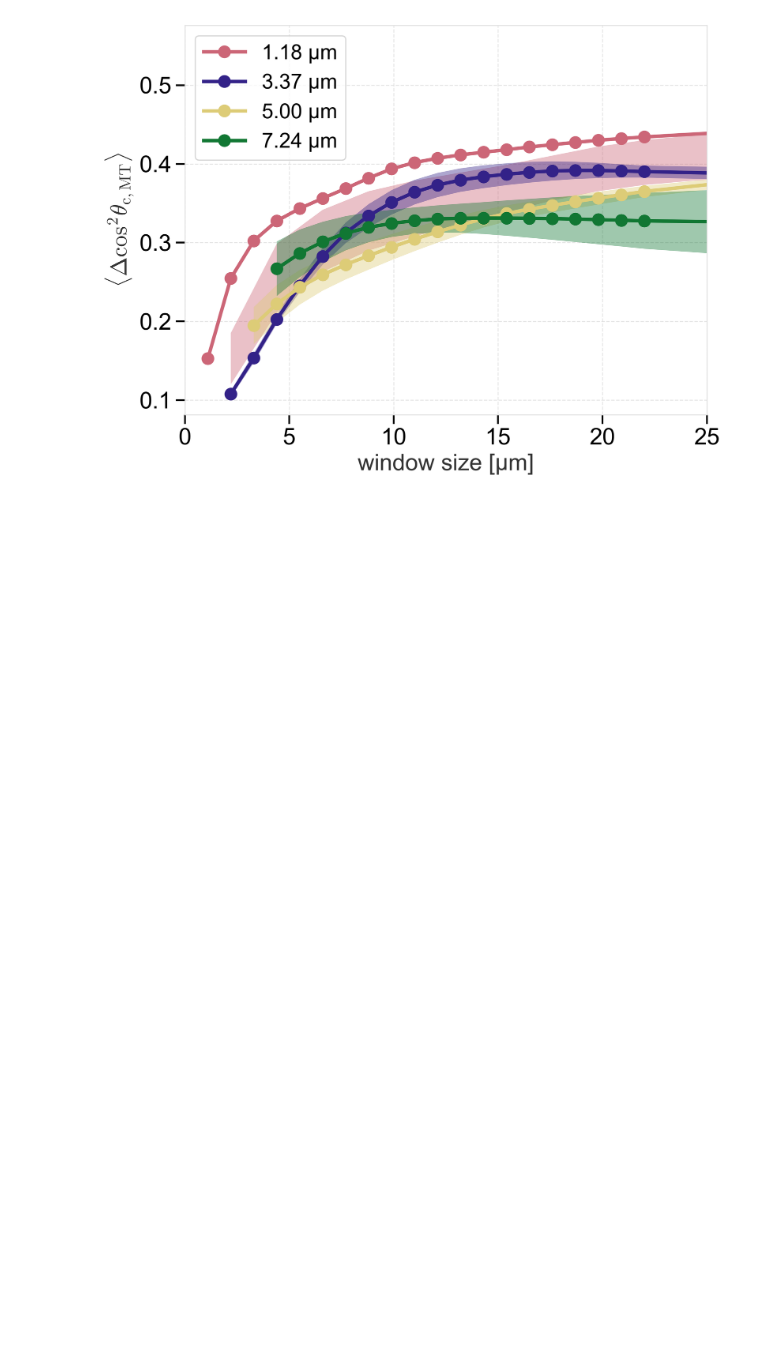
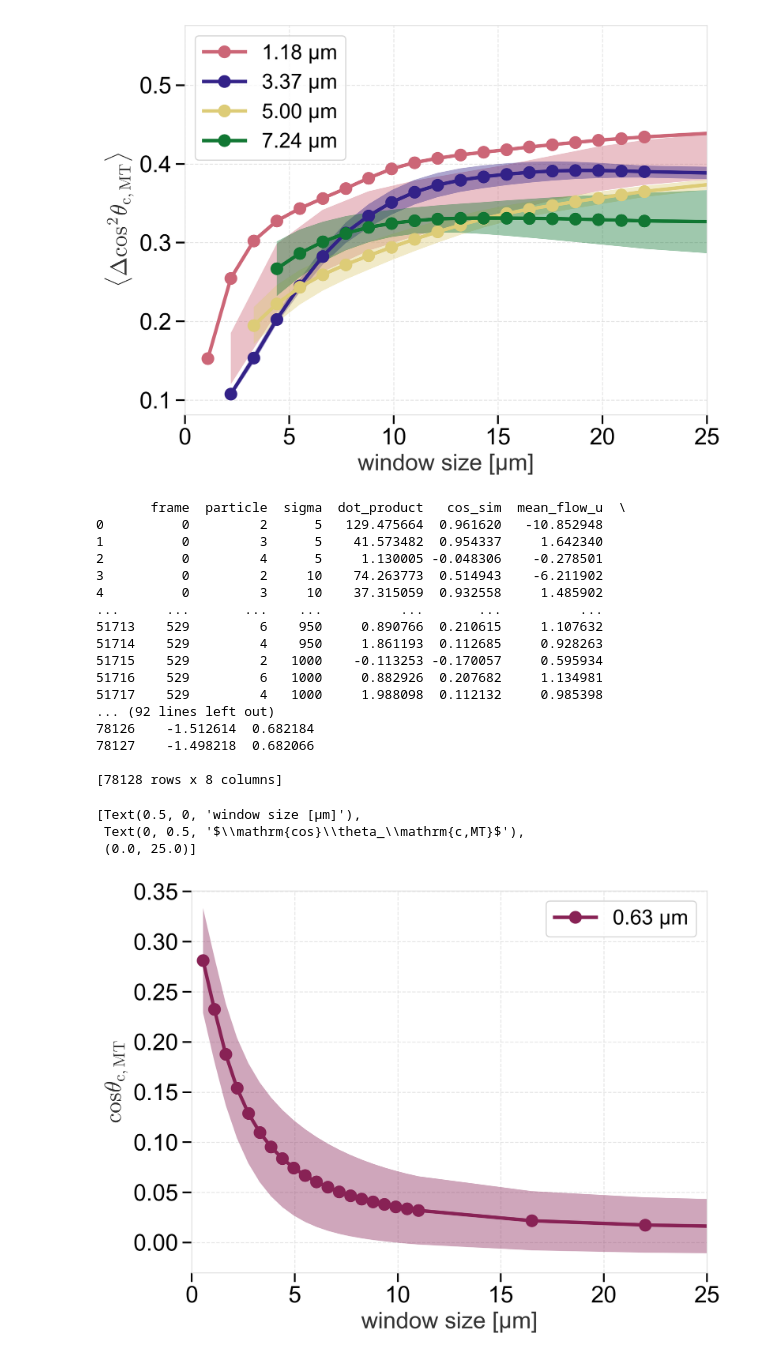
Before and after one commit to wppppupr/MTCargo_analysis, a Jupyter notebook: notebooks/correlation_beads_of.ipynb, the cells around one changed output. Saved outputs shown, nothing was run; the diff lists cells and outputs as text; code cells hidden in the pictures; blank space fills up the shorter version.

```diff
--- a/notebooks/correlation_beads_of.ipynb
+++ b/notebooks/correlation_beads_of.ipynb
@@ -14,15 +14,16 @@ from libs import cal_vel as cv
 
 plt.style.use('../libs/my_style.mplstyle')
 
-root = Path('/mnt/NAS-Ebanaru/Sasaki/MTsingleBeads')
+root = Path('/Volumes/data/Sasaki/MTsingleBeads')
+#Path('/mnt/NAS-Ebanaru/Sasaki/MTsingleBeads')
 
-def window_vs(dir_path, col):
+def window_vs(dir_path, file_name, col, x_axis = 'radius'):
     df_all = []
     i = 0
 
     for folder in glob.glob(str(dir_path / "*" / "*")):
         if os.path.isdir(folder):
-            csv_path = Path(folder) / "beads_flow_interaction.csv"
+            csv_path = Path(folder) / file_name
 
             # CSVファイルが存在しないフォルダはスキップ
             if not csv_path.exists():
@@ -32,25 +33,25 @@ def window_vs(dir_path, col):
 
             # データを格納するためのリストを持つ辞書を作成
             if col=='cos_var':
-                df_empty = {'exp': [], 'radius': [], f'{col}': []}
+                df_empty = {'exp': [], x_axis: [], f'{col}': []}
 
-                for r, d in df.groupby('radius'):
+                for r, d in df.groupby(x_axis):
                     product = (d['cos_std']**2).mean()
 
                     # 値を上書き（=）するのではなく、リストに末尾追加（append）します
                     df_empty[f'{col}'].append(product)
-                    df_empty['radius'].append(r)
+                    df_empty[x_axis].append(r)
                     df_empty['exp'].append(i)
 
             else:
-                df_empty = {'exp': [], 'radius': [], f'{col}': []}
+                df_empty = {'exp': [], x_axis: [], f'{col}': []}
 
-                for r, d in df.groupby('radius'):
+                for r, d in df.groupby(x_axis):
                     product = d[col].mean()
 
                     # 値を上書き（=）するのではなく、リストに末尾追加（append）します
                     df_empty[f'{col}'].append(product)
-                    df_empty['radius'].append(r)
+                    df_empty[x_axis].append(r)
                     df_empty['exp'].append(i)
 
             i += 1
@@ -63,10 +64,10 @@ def window_vs(dir_path, col):
 
     df = pd.concat(df_all, ignore_index=True)
 
-    radius=df['radius'].unique()
+    radius=df[x_axis].unique()
 
-    mean = df.groupby('radius').mean()[f'{col}']
-    std = df.groupby('radius').std()[f'{col}']#/np.sqrt(max(df['exp'])+1)
+    mean = df.groupby(x_axis).mean()[f'{col}']
+    std = df.groupby(x_axis).std()[f'{col}']#/np.sqrt(max(df['exp'])+1)
 
     return df, radius, mean, std
 # %%
@@ -164,3 +182,42 @@ ax.set(xlabel='window size [\u03bcm]',
  Text(0, 0.5, '$\\langle\\Delta\\mathrm{cos}^2\\theta_\\mathrm{c,MT}\\rangle$'),
  (0.0, 25.0)]
 [figure]
+# %%
+col = 'cos_sim'
+filename = "beads_flow_interaction_gaussian.csv"
+x_axis = 'sigma'
+
+df_06, radius06, dot06, dot06std = window_vs(root / "beads06um", filename, col, x_axis)
+
+fig, ax = plt.subplots()
+
+ax.plot(radius06*0.11, dot06, marker = 'o', label='0.63 \u03bcm')
+ax.fill_between(radius06*0.11, dot06+dot06std, dot06-dot06std, alpha = 0.4)
+
+ax.legend()
+
+ax.set(xlabel='window size [\u03bcm]',
+    ylabel= '$\\mathrm{cos}\\theta_\\mathrm{c,MT}$',
+    xlim = (0, 25))
+# %% [output]
+       frame  particle  sigma  dot_product   cos_sim  mean_flow_u  \
+0          0         2      5   129.475664  0.961620   -10.852948
+1          0         3      5    41.573482  0.954337     1.642340
+2          0         4      5     1.130005 -0.048306    -0.278501
+3          0         2     10    74.263773  0.514943    -6.211902
+4          0         3     10    37.315059  0.932558     1.485902
+...      ...       ...    ...          ...       ...          ...
+51713    529         6    950     0.890766  0.210615     1.107632
+51714    529         4    950     1.861193  0.112685     0.928263
+51715    529         2   1000    -0.113253 -0.170057     0.595934
+51716    529         6   1000     0.882926  0.207682     1.134981
+51717    529         4   1000     1.988098  0.112132     0.985398
+... (92 lines left out)
+78126    -1.512614  0.682184
+78127    -1.498218  0.682066
+
+[78128 rows x 8 columns]
+[Text(0.5, 0, 'window size [μm]'),
+ Text(0, 0.5, '$\\mathrm{cos}\\theta_\\mathrm{c,MT}$'),
+ (0.0, 25.0)]
+[figure, added]
```
Also changed, not shown: parts of 3 cells of this notebook, 8 other files.
